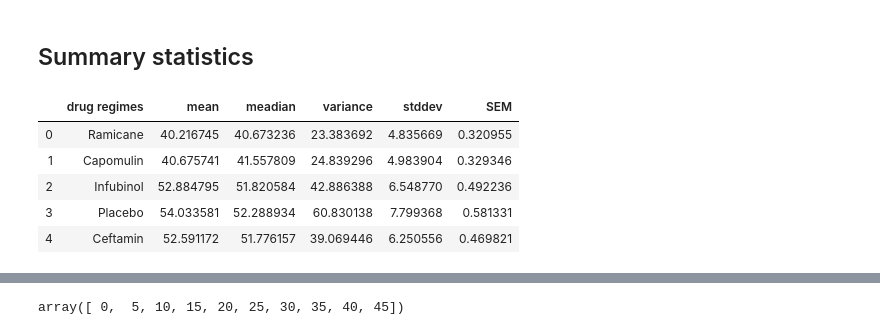
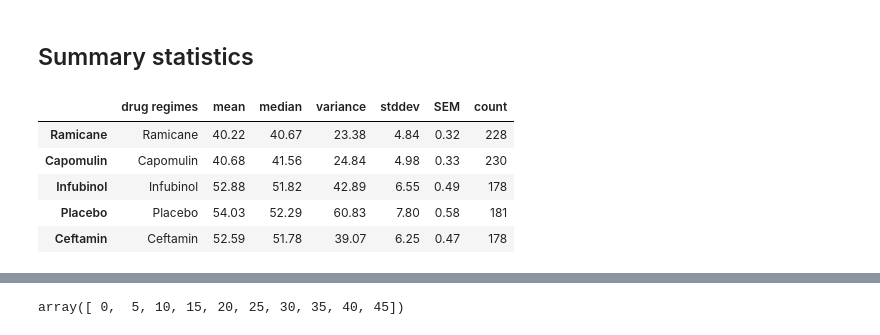
Before and after one commit to yepanothermike/UCI-IRV-DATA-PT-08-2019-U-C_Homeworks, a Jupyter notebook: matplotlib-challenge/Pymaceuticals/pymaceuticals.ipynb, the cells around one changed output, grey strips where cells are left out. Cells and saved outputs as stored; diff of their text form; code cells hidden in the pictures.

```diff
--- a/matplotlib-challenge/Pymaceuticals/pymaceuticals.ipynb
+++ b/matplotlib-challenge/Pymaceuticals/pymaceuticals.ipynb
@@ -31,42 +31,51 @@ median    = []
 variance  = []
 stddev    = []
 pym_sem   = []
+count     = []
 
 # Get a list of unique drugs
 drug_regimes = mouse_study_data['Drug Regimen'].unique()
 
 # loop through drugs and for each one grab their data and calc stats
 i = 0
 for drug in drug_regimes:
     # get drug data
     drug_data_dfi = mouse_study_data.loc[mouse_study_data["Drug Regimen"] == drug]
 
     # calc and store stats
     mean.append(drug_data_dfi["Tumor Volume (mm3)"].mean())
     median.append(drug_data_dfi["Tumor Volume (mm3)"].median())
     variance.append(np.var(drug_data_dfi["Tumor Volume (mm3)"]))
     stddev.append(np.std(drug_data_dfi["Tumor Volume (mm3)"]))
     pym_sem.append(sem(drug_data_dfi["Tumor Volume (mm3)"]))
+    count.append(drug_data_dfi["Tumor Volume (mm3)"].count())
 
     # increment index
     i = i+1
 
-# make table
+# make dictionary for data frame
 data = {
     "drug regimes": drug_regimes,
     "mean": mean,
-    "meadian": median,
+    "median": median,
     "variance": variance,
     "stddev": stddev,
-    "SEM": pym_sem
+    "SEM": pym_sem,
+    "count": count
 }
 
-summary_stats = pd.DataFrame(data=data)
+# create dataframe
+summary_stats = pd.DataFrame(data=data, index=drug_regimes)
+
+# add some formatting
+for col in summary_stats.columns[[1,2,3,4,5]]:
+    summary_stats[col] = summary_stats[col].map("{:,.2f}".format)
+
 summary_stats.head()
 # %% [output]
-|  | drug regimes | mean | meadian | variance | stddev | SEM |
-| 0 | Ramicane | 40.216745 | 40.673236 | 23.383692 | 4.835669 | 0.320955 |
-| 1 | Capomulin | 40.675741 | 41.557809 | 24.839296 | 4.983904 | 0.329346 |
-| 2 | Infubinol | 52.884795 | 51.820584 | 42.886388 | 6.548770 | 0.492236 |
-| 3 | Placebo | 54.033581 | 52.288934 | 60.830138 | 7.799368 | 0.581331 |
-| 4 | Ceftamin | 52.591172 | 51.776157 | 39.069446 | 6.250556 | 0.469821 |
+|  | drug regimes | mean | median | variance | stddev | SEM | count |
+| Ramicane | Ramicane | 40.22 | 40.67 | 23.38 | 4.84 | 0.32 | 228 |
+| Capomulin | Capomulin | 40.68 | 41.56 | 24.84 | 4.98 | 0.33 | 230 |
+| Infubinol | Infubinol | 52.88 | 51.82 | 42.89 | 6.55 | 0.49 | 178 |
+| Placebo | Placebo | 54.03 | 52.29 | 60.83 | 7.80 | 0.58 | 181 |
+| Ceftamin | Ceftamin | 52.59 | 51.78 | 39.07 | 6.25 | 0.47 | 178 |
```
Also changed, not shown: parts of 13 cells of this notebook, 1 other file.
